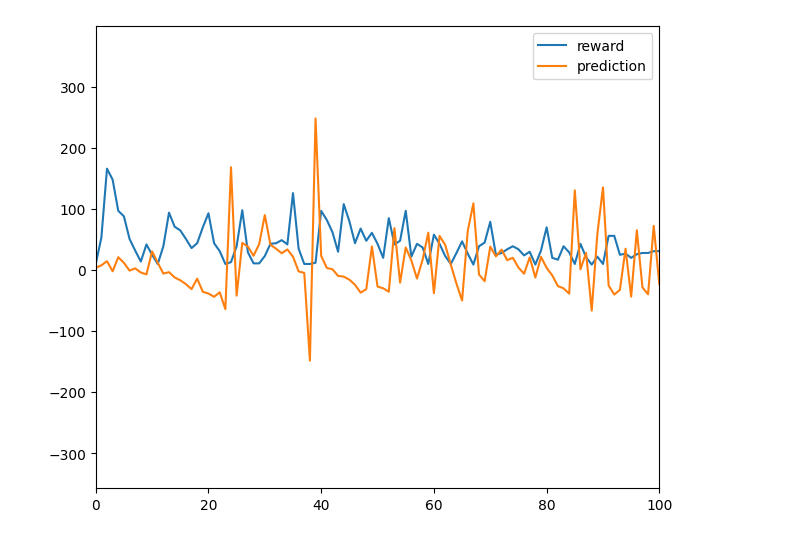
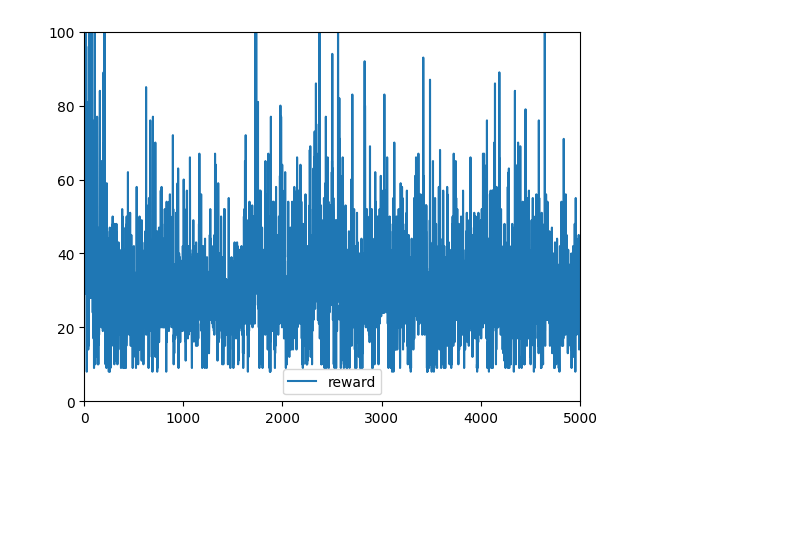
Before and after one commit to khhandrea/python-intro2RL, a Jupyter notebook: cartpole_practice/linear_sarsa.ipynb, the cells around one changed output. Cells and saved outputs as stored; diff of their text form; code cells hidden in the pictures; blank space fills up the shorter version.

Commit message:
feat: Add gpt-linear-Sarsa

```diff
--- a/cartpole_practice/linear_sarsa.ipynb
+++ b/cartpole_practice/linear_sarsa.ipynb
@@ -13,10 +20,11 @@ fail_reward = -200
 # %%
 class LinearSarsa():
     def __init__(self) -> None:
-        self.w = np.random.rand(4, 2)
+        # self.w = np.random.rand(4, 2)
+        self.w = np.zeros((4, 2))
         self.iteration = 0
-        self.epsilon = 1
-        self.alpha = 1
+        self.alpha = alpha
+        self.epsilon = epsilon
 
 
     def _q_hat(
@@ -34,9 +42,11 @@ class LinearSarsa():
         self.iteration += 1
 
         if self.alpha > min_alpha:
-            self.alpha = 1 / self.iteration
+            # self.alpha = 1 / self.iteration
+            self.alpha *= alpha_decay
         if self.epsilon > min_epsilon:
-            self.epsilon = 1 / self.iteration
+            # self.epsilon = 1 / self.iteration
+            self.epsilon *= epsilon_decay
 
         actions = [0, 1]
 
@@ -57,7 +67,7 @@ class LinearSarsa():
             reward: float,
             next_states: np.ndarray,
             terminated: bool,
-            ) -> Tuple[float, float]:
+            ):
         # Policy evaluation
         if not terminated:
             next_action = self.predict(next_states)
@@ -71,20 +81,19 @@ class LinearSarsa():
         td_error = td_target - td_prediction
         delta = self.alpha * td_error * states
 
+
         # Update parameters
         self.w[:, action] += delta
         return td_target, td_prediction
 # %%
 env_name = "CartPole-v1"
-# env = gym.make(env_name, render_mode="human")
 env = gym.make(env_name)
+env = gym.make(env_name, render_mode="human")
 
 sarsa = LinearSarsa()
 
 try:
     rewards = np.array([])
-    targets = np.array([])
-    predictions = np.array([])
 
     for ep in range(num_episodes):
         states, info = env.reset()
@@ -93,16 +102,16 @@ try:
             action = sarsa.predict(states)
             next_states, reward, terminated, truncated, info = env.step(action)
 
-            target, prediction = sarsa.control(states, action, reward, next_states, terminated)
+            sarsa.control(states, action, reward, next_states, terminated)
 
             if terminated or truncated:
+                if ep % 500 == 0:
+                    print(f"Episode {ep} finished. reward: {time + 1}")
                 rewards = np.append(rewards, time + 1)
                 break
 
             states = next_states
 
-        targets = np.append(targets, target)
-        predictions = np.append(predictions, prediction)
 finally:
     env.close()
     print("weights:", sarsa.w)
@@ -134,14 +145,8 @@ finally:
 # %%
-plt.figure(figsize=(16, 6))
-
-plt.subplot(1, 2, 1)
-plt.xlim(0, 100)
+plt.xlim(0, 5000)
+plt.ylim(0, 100)
 plt.plot(rewards, label='reward')
-
-# plt.plot(targets, label='target')
-plt.plot(predictions, label='prediction')
-# plt.plot(rewards - predictions, label='error')
 plt.legend()
 plt.show()
 # %% [output]
-[figure, old version]
+[figure, new version]
```
Also changed, not shown: parts of 5 cells of this notebook, 3 other files.
